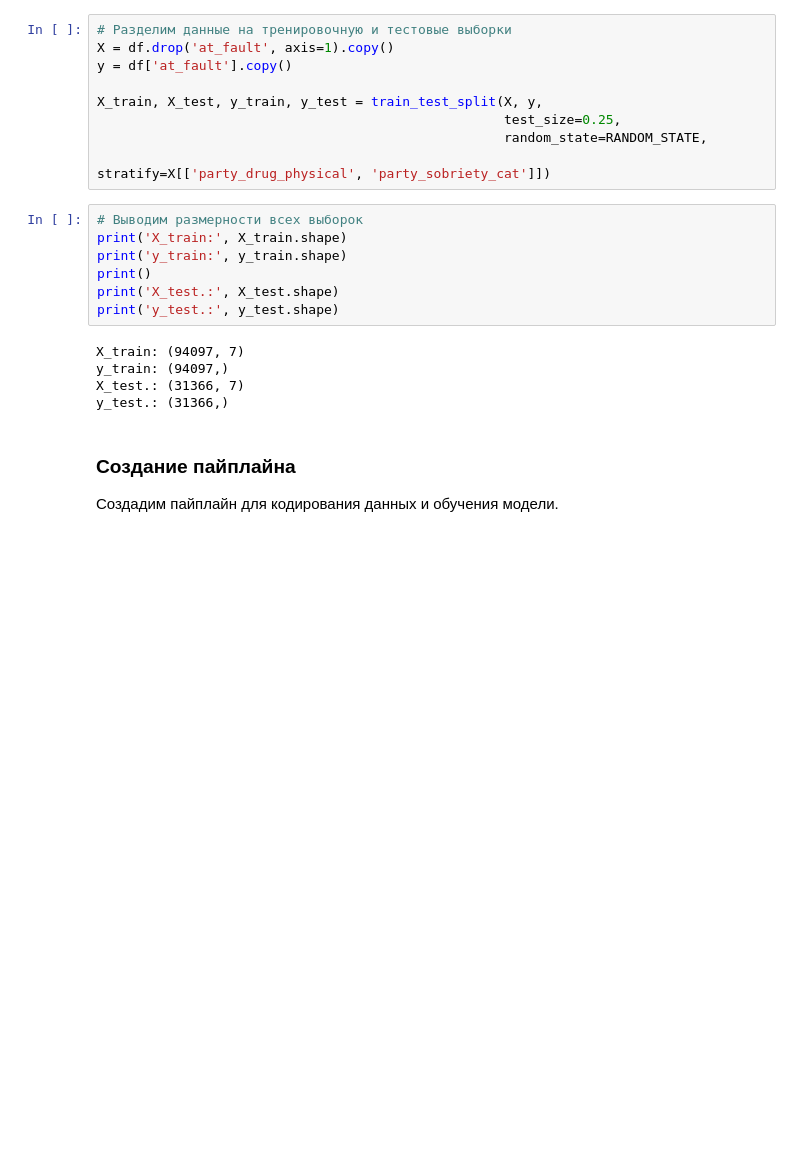
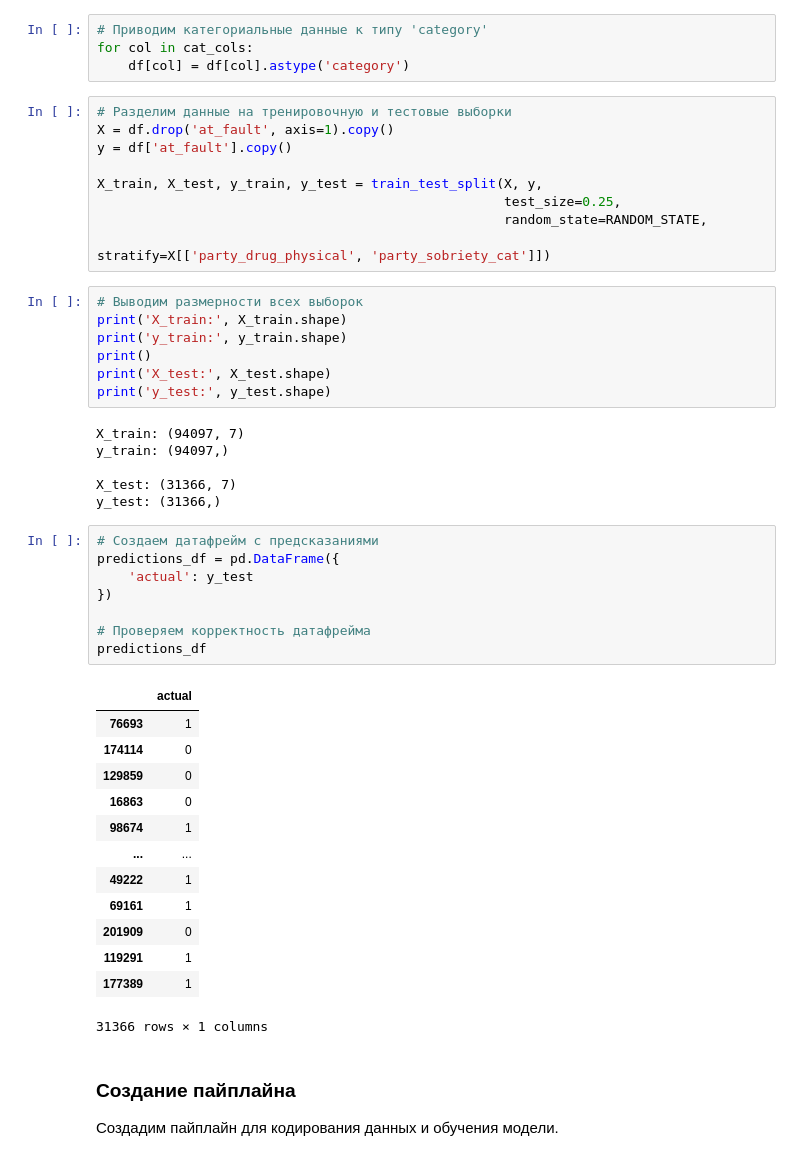
Before and after one commit to Moncervers/car_accident_prediction, a Jupyter notebook: project_notebook.ipynb, the cells around one changed output. Cells and saved outputs as stored; diff of their text form; blank space fills up the shorter version.

```diff
--- a/project_notebook.ipynb
+++ b/project_notebook.ipynb
@@ -1117,6 +1124,10 @@ plt.pie(x=df['at_fault'].value_counts(),
 plt.show()
 # %% [output]
 [figure]
+# %%
+# Приводим категориальные данные к типу 'category'
+for col in cat_cols:
+    df[col] = df[col].astype('category')
 # %%
 # Разделим данные на тренировочную и тестовые выборки
 X = df.drop('at_fault', axis=1).copy()
@@ -1131,13 +1142,36 @@ X_train, X_test, y_train, y_test = train_test_split(X, y,
 print('X_train:', X_train.shape)
 print('y_train:', y_train.shape)
 print()
-print('X_test.:', X_test.shape)
-print('y_test.:', y_test.shape)
+print('X_test:', X_test.shape)
+print('y_test:', y_test.shape)
 # %% [output]
 X_train: (94097, 7)
 y_train: (94097,)
-X_test.: (31366, 7)
-y_test.: (31366,)
+
+X_test: (31366, 7)
+y_test: (31366,)
+# %%
+# Создаем датафрейм с предсказаниями
+predictions_df = pd.DataFrame({
+    'actual': y_test
+})
+
+# Проверяем корректность датафрейма
+predictions_df
+# %% [output]
+|  | actual |
+| 76693 | 1 |
+| 174114 | 0 |
+| 129859 | 0 |
+| 16863 | 0 |
+| 98674 | 1 |
+| ... | ... |
+| 49222 | 1 |
+| 69161 | 1 |
+| 201909 | 0 |
+| 119291 | 1 |
+| 177389 | 1 |
+31366 rows × 1 columns
 # %% [markdown]
 ### Создание пайплайна
 
```
Also changed, not shown: parts of 15 cells of this notebook.
